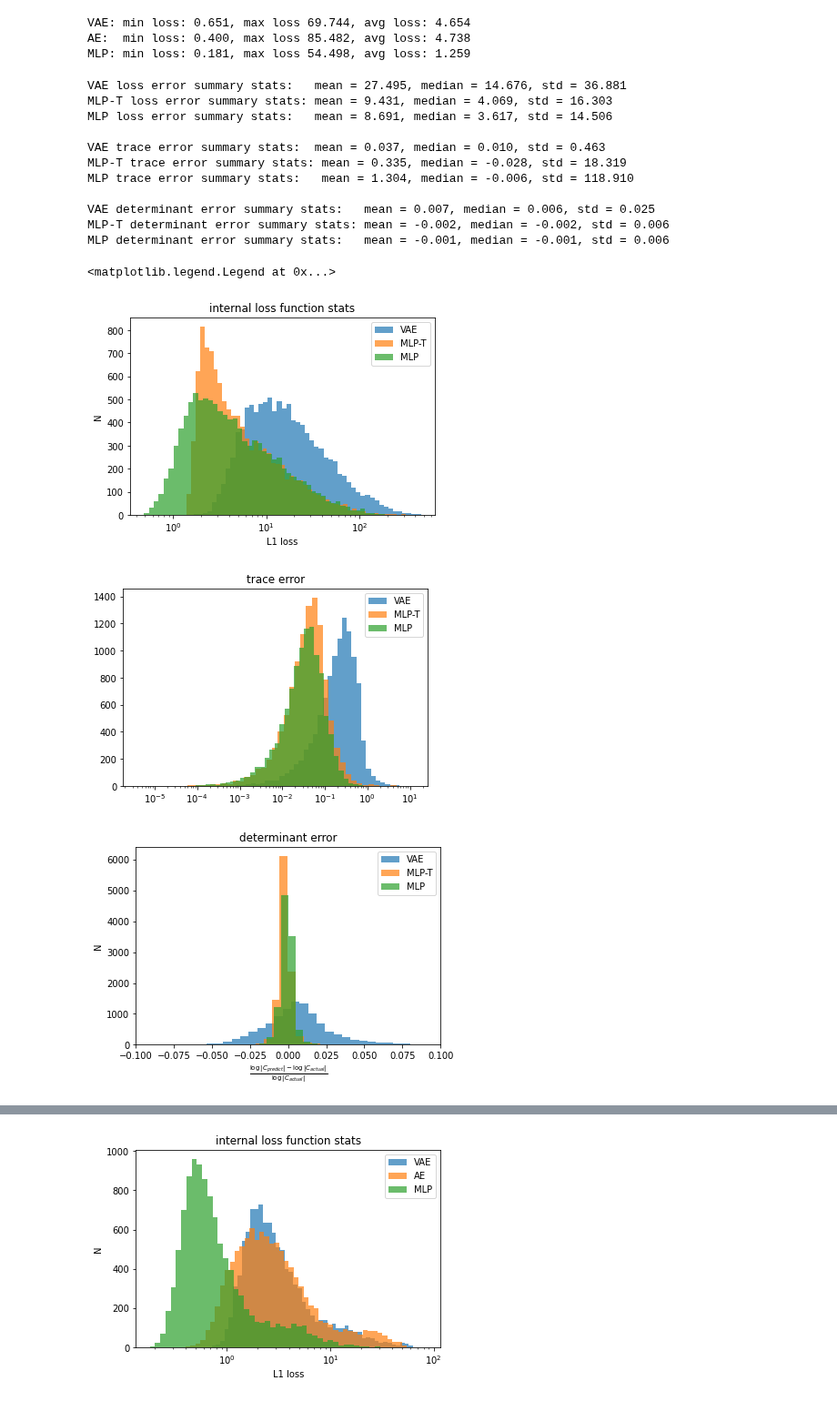
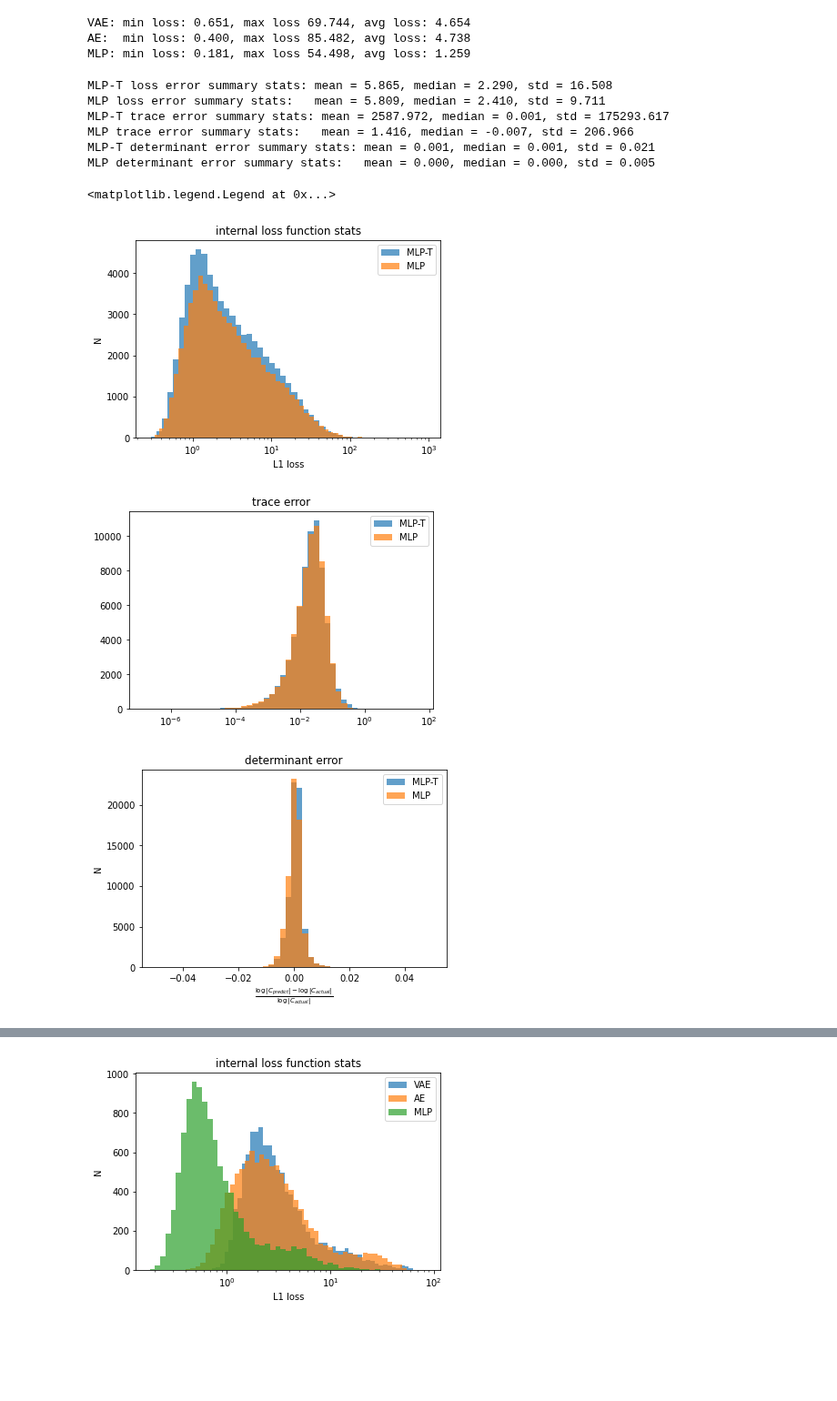
Before and after one commit to jadamo/CovNet, a Jupyter notebook: notebooks/Test-Network.ipynb, the cells around one changed output, grey strips where cells are left out. Shown at 91% size. Drawn from its saved outputs; the diff is of its cells as text; code cells hidden in the pictures; blank space fills up the shorter version.

Commit message:
fixed emulator parameter bug

```diff
--- a/notebooks/Test-Network.ipynb
+++ b/notebooks/Test-Network.ipynb
@@ -153,8 +144,8 @@ def plot_heatmap(params, data, label, extents, cmap, log_scale):
 # %%
 # load the test set
 t1 = time.time()
-test_data     = CovNet.MatrixDataset(training_dir, N_test, offset, train_gaussian_only=False)
-gaussian_data = CovNet.MatrixDataset(training_dir, N_test, offset, train_gaussian_only=True)
+test_data     = CovNet.MatrixDataset(training_dir, "testing", 1., train_gaussian_only=False)
+#gaussian_data = CovNet.MatrixDataset(training_dir, "testing", 1., train_gaussian_only=True)
 t2 = time.time()
 print("Done loading in data, took {:0.2f} s".format(t2 - t1))
 # %% [output]
@@ -428,6 +413,7 @@ print("{:0.0f} VAE test matrices ({:0.3f}%) have fractional latent-space distanc
 [figure]
 # %%
 # get a bunch of statistics from the test set and the matrices output by the emulator
+N_test = len(test_data)
 loss_data = np.zeros((N_test, 3))
 
 det_actual = np.zeros((N_test, 1))
@@ -448,15 +434,15 @@ for i in tqdm(range(N_test)):
     C_actual = test_data[i][1]
 
     # get the loss that is internally calculated by the training algorithm
-    C_predict_1_VAE = decoder_VAE(net_latent_VAE(params).view(1,6)).view(50,50)
+    #C_predict_1_VAE = decoder_VAE(net_latent_VAE(params).view(1,6)).view(50,50)
     C_predict_1_T = net_T(params.view(1, 6)).view(50,50)
     C_predict_1_MLP = net_MLP(params.view(1, 6)).view(50,50)
 
-    if True in torch.isnan(C_predict_1_VAE): num_NaN[0] += 1
+    #if True in torch.isnan(C_predict_1_VAE): num_NaN[0] += 1
     if True in torch.isnan(C_predict_1_T): num_NaN[1] += 1
     if True in torch.isnan(C_predict_1_MLP): num_NaN[2] += 1
 
-    loss_data[i, 0] = F.l1_loss(C_predict_1_VAE, C_actual, reduction="sum")
+    #loss_data[i, 0] = F.l1_loss(C_predict_1_VAE, C_actual, reduction="sum")
     loss_data[i, 1] = F.l1_loss(C_predict_1_T, C_actual, reduction="sum")
     loss_data[i, 2] = F.l1_loss(C_predict_1_MLP, C_actual, reduction="sum")
 
@@ -465,7 +451,7 @@ for i in tqdm(range(N_test)):
 
     # now get the loss of the full covariance matrix (after un-doing data pre-processing
     C_actual = test_data.get_full_matrix(i)
-    C_predict_VAE = Cov_Emulator_VAE.get_covariance_matrix(params.detach().numpy())
+    #C_predict_VAE = Cov_Emulator_VAE.get_covariance_matrix(params.detach().numpy())
     C_predict_T = Cov_Emulator_T.get_covariance_matrix(params.detach().numpy())
     C_predict_MLP = Cov_Emulator_MLP.get_covariance_matrix(params.detach().numpy())
     # sanity check that I'm using the emulator correctly
@@ -474,26 +460,26 @@ for i in tqdm(range(N_test)):
 
     det_actual[i] = np.linalg.slogdet(C_actual)[1]
     #det_reconstruct[i] = np.linalg.slogdet(C_reconstruct)[1]
-    det_predict[i, 0] = np.linalg.slogdet(C_predict_VAE)[1]
+    #det_predict[i, 0] = np.linalg.slogdet(C_predict_VAE)[1]
     det_predict[i, 1] = np.linalg.slogdet(C_predict_T)[1]
     det_predict[i, 2] = np.linalg.slogdet(C_predict_MLP)[1]
 
     trace_actual[i] = np.trace(C_actual)
     #trace_reconstruct[i] = np.trace(C_reconstruct)
-    trace_predict[i, 0] = np.trace(C_predict_VAE)
+    #trace_predict[i, 0] = np.trace(C_predict_VAE)
     trace_predict[i, 1] = np.trace(C_predict_T)
     trace_predict[i, 2] = np.trace(C_predict_MLP)
 
     cond_actual[i] = np.linalg.cond(C_actual)
-    cond_predict[i, 0] = np.linalg.cond(C_predict_VAE)
+    #cond_predict[i, 0] = np.linalg.cond(C_predict_VAE)
     cond_predict[i, 1] = np.linalg.cond(C_predict_T)
     cond_predict[i, 2] = np.linalg.cond(C_predict_MLP)
 
-    if cond_predict[i,0] > 1e9: num_unstable[0]+=1
+    #if cond_predict[i,0] > 1e9: num_unstable[0]+=1
     if cond_predict[i,1] > 1e9: num_unstable[1]+=1
     if cond_predict[i,2] > 1e9: num_unstable[2]+=1
 
-print("VAE:   min loss: {:0.3f}, max loss {:0.3f}, avg loss: {:0.3f}".format(np.amin(loss_data[:,0]), np.amax(loss_data[:,0]), np.mean(loss_data[:,0])))
+#print("VAE:   min loss: {:0.3f}, max loss {:0.3f}, avg loss: {:0.3f}".format(np.amin(loss_data[:,0]), np.amax(loss_data[:,0]), np.mean(loss_data[:,0])))
 print("MLP-T: min loss: {:0.3f}, max loss {:0.3f}, avg loss: {:0.3f}".format(np.amin(loss_data[:,1]), np.amax(loss_data[:,1]), np.mean(loss_data[:,1])))
 print("MLP:   min loss: {:0.3f}, max loss {:0.3f}, avg loss: {:0.3f}".format(np.amin(loss_data[:,2]), np.amax(loss_data[:,2]), np.mean(loss_data[:,2])))
 print(num_NaN, "matrices have NaNs")
@@ -537,7 +522,7 @@ MLP: min loss: 0.181, max loss 54.498, avg loss: 1.259
 # because aparently they are too confusing
 plt.title("internal loss function stats")
 
-plt.hist(loss_data[:,0], alpha=0.7, label="VAE", bins=np.logspace(np.log10(np.amin(loss_data[:,0])), np.log10(np.amax(loss_data[:,0])), 50))
+#plt.hist(loss_data[:,0], alpha=0.7, label="VAE", bins=np.logspace(np.log10(np.amin(loss_data[:,0])), np.log10(np.amax(loss_data[:,0])), 50))
 plt.hist(loss_data[:,1], alpha=0.7, label="MLP-T", bins=np.logspace(np.log10(np.amin(loss_data[:,1])), np.log10(np.amax(loss_data[:,1])), 50))
 plt.hist(loss_data[:,2], alpha=0.7, label="MLP", bins=np.logspace(np.log10(np.amin(loss_data[:,2])), np.log10(np.amax(loss_data[:,2])), 50))
 plt.xlabel("L1 loss")
@@ -553,7 +538,7 @@ trace_diff_MLP = trace_diff[:,2][(cond_predict[:,2] < 1e9)]
 plt.figure()
 plt.title("trace error")
 #plt.hist(abs(trace_diff_1), alpha=0.7, label="matrix -> latent -> matrix", bins=np.logspace(np.log10(np.amin(abs(trace_diff_1))), np.log10(abs(np.amax(trace_diff_1))), 50))
-plt.hist(abs(trace_diff[:,0]), alpha=0.7, label="VAE", bins=np.logspace(np.log10(np.amin(abs(trace_diff[:,0]))), np.log10(np.amax(trace_diff[:,0])), 50))
+#plt.hist(abs(trace_diff[:,0]), alpha=0.7, label="VAE", bins=np.logspace(np.log10(np.amin(abs(trace_diff[:,0]))), np.log10(np.amax(trace_diff[:,0])), 50))
 plt.hist(abs(trace_diff_T), alpha=0.7, label="MLP-T", bins=np.logspace(np.log10(np.amin(abs(trace_diff_T))), np.log10(np.amax(trace_diff_T)), 50))
 plt.hist(abs(trace_diff_MLP), alpha=0.7, label="MLP", bins=np.logspace(np.log10(np.amin(abs(trace_diff_MLP))), np.log10(np.amax(trace_diff_MLP)), 50))
 plt.xscale("log")
@@ -563,55 +548,50 @@ det_diff = (det_predict - det_actual) / det_actual
 #det_diff = det_diff[(cond_predict < 1e9)]
 
 num = len(loss_data[(abs(loss_data) <= 10)])
-print("VAE loss error summary stats:   mean = {:0.3f}, median = {:0.3f}, std = {:0.3f}".format(np.mean(loss_data[:,0]), np.median(loss_data[:,0]), np.std(loss_data[:,0])))
+#print("VAE loss error summary stats:   mean = {:0.3f}, median = {:0.3f}, std = {:0.3f}".format(np.mean(loss_data[:,0]), np.median(loss_data[:,0]), np.std(loss_data[:,0])))
 print("MLP-T loss error summary stats: mean = {:0.3f}, median = {:0.3f}, std = {:0.3f}".format(np.mean(loss_data[:,1]), np.median(loss_data[:,1]), np.std(loss_data[:,1])))
 print("MLP loss error summary stats:   mean = {:0.3f}, median = {:0.3f}, std = {:0.3f}".format(np.mean(loss_data[:,2]), np.median(loss_data[:,2]), np.std(loss_data[:,2])))
 #print("{:0d} ({:0.2f}%) of matrices have loss better than 10!".format(num, 100.*num/N_test))
 
 #num = len(trace_diff_2[(abs(trace_diff_2) <= 0.1)])
-print("\nVAE trace error summary stats:  mean = {:0.3f}, median = {:0.3f}, std = {:0.3f}".format(np.mean(trace_diff[:,0]), np.median(trace_diff[:,0]), np.std(trace_diff[:,0])))
+#print("\nVAE trace error summary stats:  mean = {:0.3f}, median = {:0.3f}, std = {:0.3f}".format(np.mean(trace_diff[:,0]), np.median(trace_diff[:,0]), np.std(trace_diff[:,0])))
 print("MLP-T trace error summary stats: mean = {:0.3f}, median = {:0.3f}, std = {:0.3f}".format(np.mean(trace_diff[:,1]), np.median(trace_diff[:,1]), np.std(trace_diff[:,1])))
 print("MLP trace error summary stats:   mean = {:0.3f}, median = {:0.3f}, std = {:0.3f}".format(np.mean(trace_diff[:,2]), np.median(trace_diff[:,2]), np.std(trace_diff[:,2])))
 #print("{:0d} ({:0.2f}%) of matrices have trace errors better than 10%!".format(num, 100.*num/N_test))
 
 #num = len(det_diff_2[(abs(det_diff_2) <= 0.01)])
-print("\nVAE determinant error summary stats:   mean = {:0.3f}, median = {:0.3f}, std = {:0.3f}".format(np.mean(det_diff[:,0]), np.median(det_diff[:,0]), np.std(det_diff[:,0])))
+#print("\nVAE determinant error summary stats:   mean = {:0.3f}, median = {:0.3f}, std = {:0.3f}".format(np.mean(det_diff[:,0]), np.median(det_diff[:,0]), np.std(det_diff[:,0])))
 print("MLP-T determinant error summary stats: mean = {:0.3f}, median = {:0.3f}, std = {:0.3f}".format(np.mean(det_diff[:,1]), np.median(det_diff[:,1]), np.std(det_diff[:,1])))
 print("MLP determinant error summary stats:   mean = {:0.3f}, median = {:0.3f}, std = {:0.3f}".format(np.mean(det_diff[:,2]), np.median(det_diff[:,2]), np.std(det_diff[:,2])))
 #print("{:0d} ({:0.2f}%) of matrices have log determinant errors better than 1%!".format(num, 100.*num/N_test))
 
 plt.figure()
 plt.title("determinant error")
 #plt.hist(det_diff_1, alpha=0.7, label="matrix -> latent -> matrix", bins=np.linspace(np.amin(det_diff_1), np.amax(det_diff_1), 50))
-plt.hist(det_diff[:,0], alpha=0.7, label="VAE", bins=np.linspace(np.amin(det_diff[:,0]), np.amax(det_diff[:,0]), 50))
-plt.hist(det_diff[:,1], alpha=0.7, label="MLP-T", bins=np.linspace(np.amin(det_diff[:,1]), np.amax(det_diff[:,1]), 50))
-plt.hist(det_diff[:,2], alpha=0.7, label="MLP", bins=np.linspace(np.amin(det_diff[:,2]), np.amax(det_diff[:,2]), 50))
+#plt.hist(det_diff[:,0], alpha=0.7, label="VAE", bins=np.linspace(np.amin(det_diff[:,0]), np.amax(det_diff[:,0]), 50))
+plt.hist(det_diff[:,1], alpha=0.7, label="MLP-T", bins=np.linspace(-0.05, 0.05, 50))
+plt.hist(det_diff[:,2], alpha=0.7, label="MLP", bins=np.linspace(-0.05, 0.05, 50))
 plt.xlabel(r"$\frac{\log{|C_{predict}|} - \log{|C_{actual}|}}{\log{|C_{actual}|}}$")
 plt.ylabel("N")
-plt.xlim(-0.1, 0.1)
+#plt.xlim(-0.1, 0.1)
 plt.legend()
 
 plt.figure()
 plt.title("condition numbers")
 plt.hist(cond_actual, alpha=0.7, label=r"$cond(C_{actual})$", bins=np.logspace(np.log10(np.amin(cond_actual)), np.log10(np.amax(cond_actual)), 50))
-plt.hist(cond_predict[:,0], alpha=0.7, label=r"$cond(C_{predict})$", bins=np.logspace(np.log10(np.amin(cond_predict[:,0])), np.log10(np.amax(cond_predict[:,0])), 50))
+plt.hist(cond_predict[:,1], alpha=0.7, label=r"$cond(C_{predict})$", bins=np.logspace(np.log10(np.amin(cond_predict[:,0])), np.log10(np.amax(cond_predict[:,0])), 50))
 plt.xlabel(r"$cond(C)$")
 plt.ylabel("N")
 plt.xscale("log")
 plt.legend()
 # %% [output]
-VAE loss error summary stats:   mean = 27.495, median = 14.676, std = 36.881
-MLP-T loss error summary stats: mean = 9.431, median = 4.069, std = 16.303
-MLP loss error summary stats:   mean = 8.691, median = 3.617, std = 14.506
-
-VAE trace error summary stats:  mean = 0.037, median = 0.010, std = 0.463
-MLP-T trace error summary stats: mean = 0.335, median = -0.028, std = 18.319
-MLP trace error summary stats:   mean = 1.304, median = -0.006, std = 118.910
-
-VAE determinant error summary stats:   mean = 0.007, median = 0.006, std = 0.025
-MLP-T determinant error summary stats: mean = -0.002, median = -0.002, std = 0.006
-MLP determinant error summary stats:   mean = -0.001, median = -0.001, std = 0.006
+MLP-T loss error summary stats: mean = 5.865, median = 2.290, std = 16.508
+MLP loss error summary stats:   mean = 5.809, median = 2.410, std = 9.711
+MLP-T trace error summary stats: mean = 2587.972, median = 0.001, std = 175293.617
+MLP trace error summary stats:   mean = 1.416, median = -0.007, std = 206.966
+MLP-T determinant error summary stats: mean = 0.001, median = 0.001, std = 0.021
+MLP determinant error summary stats:   mean = 0.000, median = 0.000, std = 0.005
 <matplotlib.legend.Legend at 0x...>
-[figure, old version]
+[figure, new version]
-[figure, old version]
+[figure, new version]
-[figure, old version]
+[figure, new version]
```
Also changed, not shown: parts of 22 cells of this notebook, 1 other file.
